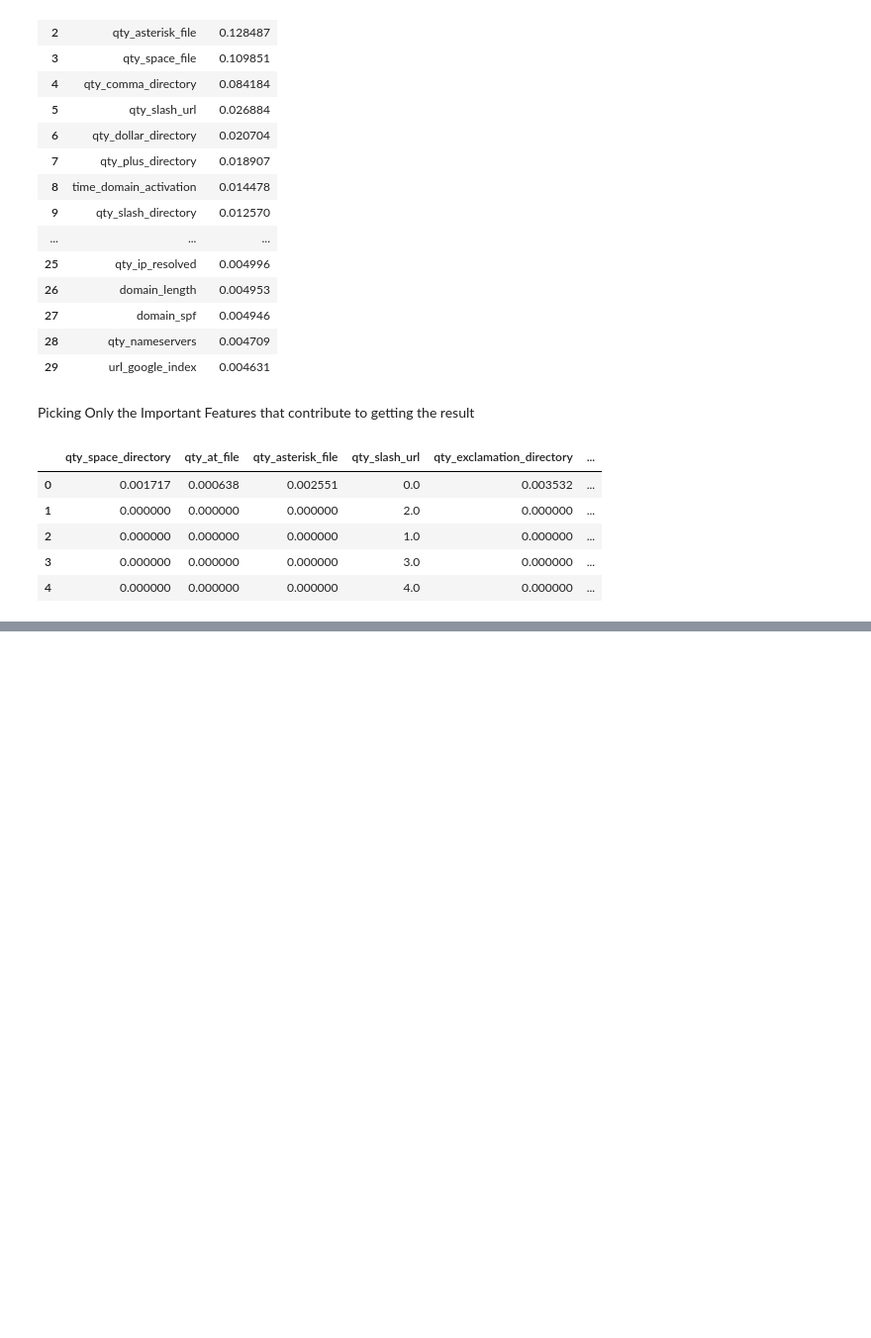
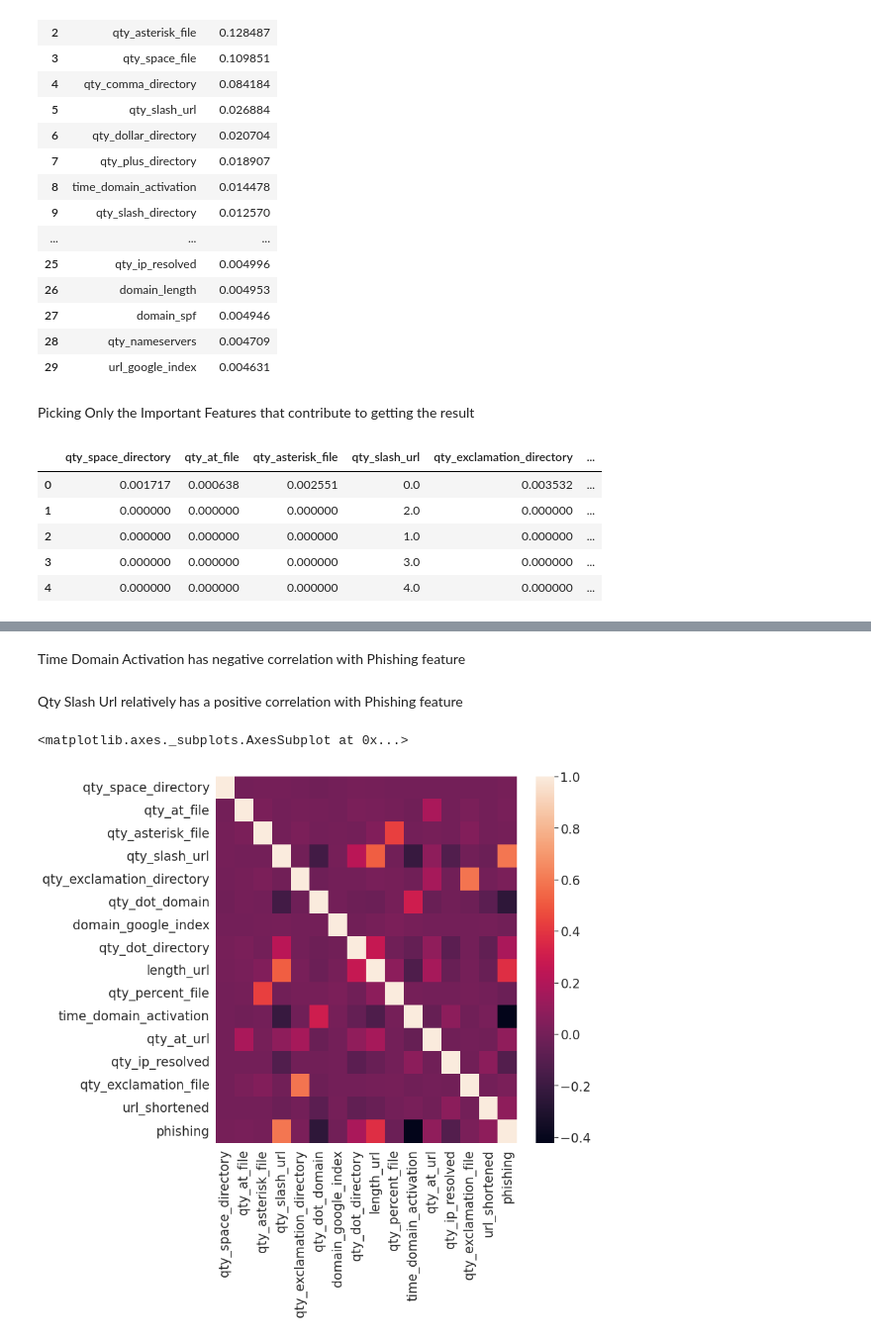
Before and after one commit to Tanya-11/cmpe255-TermProject, a Jupyter notebook: 255Final.ipynb, the cells around one changed output, grey strips where cells are left out. Shown at 99% size. Drawn from its saved outputs; the diff is of its cells as text; code cells hidden in the pictures; blank space fills up the shorter version.

```diff
--- a/255Final.ipynb
+++ b/255Final.ipynb
@@ -662,0 +769,11 @@ ref_df = pd.concat(frames,axis = 1)
+# %% [markdown]
+Time Domain Activation has negative correlation with Phishing feature
+# %% [markdown]
+Qty Slash Url relatively has a positive correlation with Phishing feature
+# %%
+fig = plt.figure(figsize=(8, 6))
+fig.set_size_inches(10,10)
+sns.heatmap(ref_df.corr())
+# %% [output]
+<matplotlib.axes._subplots.AxesSubplot at 0x...>
+[figure, added]
```
Also changed, not shown: parts of 14 cells of this notebook, 1 other file.
